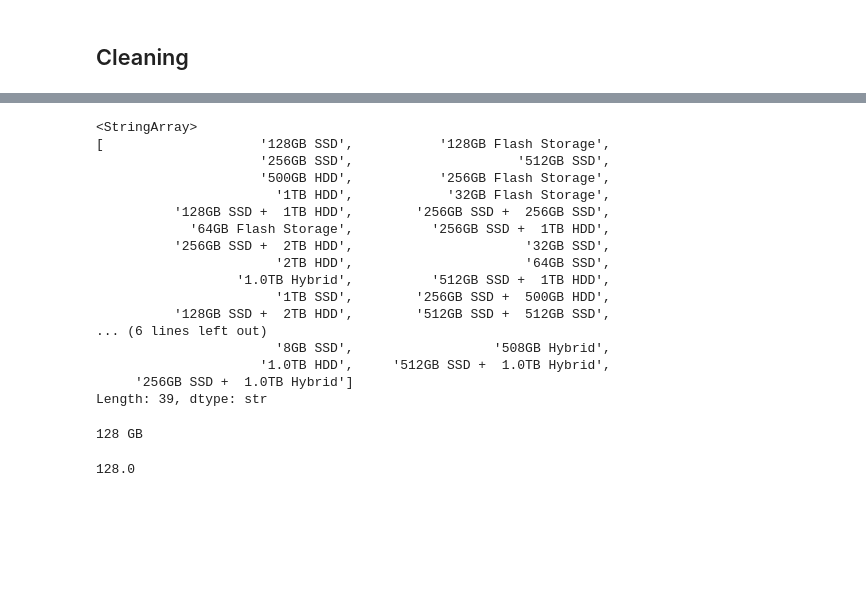
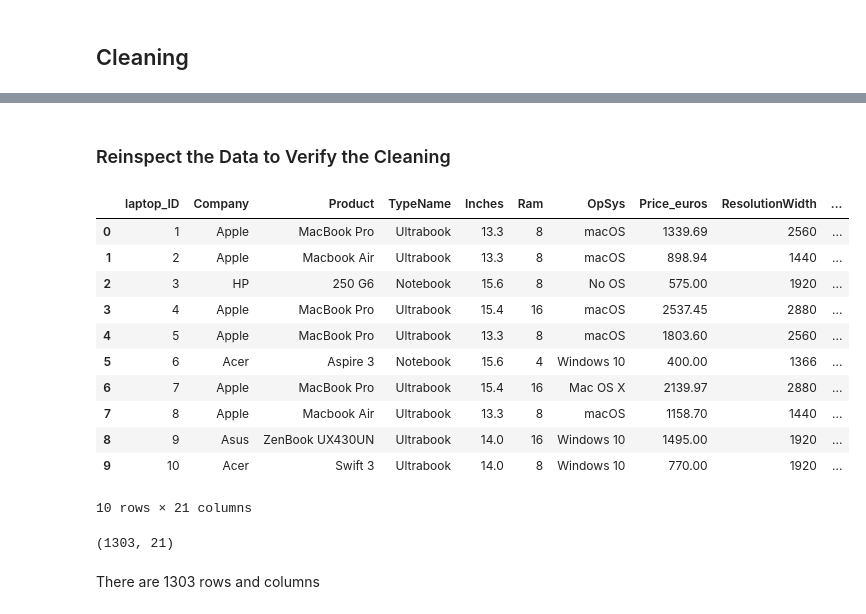
Before and after one commit to G-Gakii/laptop_price_predictor, a Jupyter notebook: notebook/01_data_cleaning.ipynb, the cells around one changed output, grey strips where cells are left out. Saved outputs shown, nothing was run; the diff lists cells and outputs as text; code cells hidden in the pictures; blank space fills up the shorter version.

Commit message:
Clean laptop dataset
Convert weight to a numeric value. Extract CPU and GPU features.

```diff
--- a/notebook/01_data_cleaning.ipynb
+++ b/notebook/01_data_cleaning.ipynb
@@ -148,23 +155,27 @@ def get_storage_capacity(memory,storage_type):
 
     return total
 # %%
-(
+cleaned_df=(
  laptop_df.assign(
      Product=lambda x:x["Product"].str.replace(r"\(.*","",regex=True).str.strip(),
      ResolutionWidth=lambda x: x["ScreenResolution"].str.extract(r"(\d+)(?=[*x])").astype("int64"),
      ResolutionHeight=lambda x:x["ScreenResolution"].str.extract(r"(?<=[*x])(\d+)").astype("int64"),
      DisplayFeatures=lambda x:x["ScreenResolution"].str.extract(r"^(.*?)\s*\d+[*x]\d+"),
      CpuBrand=lambda x:x["Cpu"].str.extract(r"^(\w+)"),
+     CpuModel=lambda x:x["Cpu"].str.extract(r"^\w+\s*(.+?)\s*\d+(?:\.\d+)?\s*GHz"),
      ClockSpeed=lambda x:x["Cpu"].str.extract(r"(\d+(?:\.\d+)?)GHz").astype(float),
      Ram=lambda x:x["Ram"].str.replace("GB","").astype(int),
      SSDCapacityGB=lambda x: x["Memory"].apply(lambda x:get_storage_capacity(x,"SSD")),
      HDDCapacityGB=lambda x: x["Memory"].apply(lambda x:get_storage_capacity(x,"HDD")),
      FlashStorageGB=lambda x:x["Memory"].apply(lambda x:get_storage_capacity(x,"Flash Storage")),
-     HybridStorageGB=lambda x: x["Memory"].apply(lambda x:get_storage_capacity(x,"Hybrid"))
+     HybridStorageGB=lambda x: x["Memory"].apply(lambda x:get_storage_capacity(x,"Hybrid")),
+     WeightKg=lambda x:x["Weight"].str.replace("kg","").astype(float),
+     GpuBrand=lambda x: x["Gpu"].str.split(" ",expand=True)[0],
+     GpuModel=lambda x: x["Gpu"].str.split(" ",expand=True)[[1,2,3,4]].fillna("").astype(str).agg(" ".join,axis=1).str.strip(),
 
 
 
 
- ).drop(columns=["ScreenResolution"])
+ ).drop(columns=["ScreenResolution","Memory","Weight","Cpu","Gpu"])
 
 )
@@ -185,25 +182,25 @@ def get_storage_capacity(memory,storage_type):
-# %%
-laptop_df["Memory"].unique()
-# %% [output]
-<StringArray>
-[                    '128GB SSD',           '128GB Flash Storage',
-                     '256GB SSD',                     '512GB SSD',
-                     '500GB HDD',           '256GB Flash Storage',
-                       '1TB HDD',            '32GB Flash Storage',
-          '128GB SSD +  1TB HDD',        '256GB SSD +  256GB SSD',
-            '64GB Flash Storage',          '256GB SSD +  1TB HDD',
-          '256GB SSD +  2TB HDD',                      '32GB SSD',
-                       '2TB HDD',                      '64GB SSD',
-                  '1.0TB Hybrid',          '512GB SSD +  1TB HDD',
-                       '1TB SSD',        '256GB SSD +  500GB HDD',
-          '128GB SSD +  2TB HDD',        '512GB SSD +  512GB SSD',
-... (6 lines left out)
-                       '8GB SSD',                  '508GB Hybrid',
-                     '1.0TB HDD',     '512GB SSD +  1.0TB Hybrid',
-     '256GB SSD +  1.0TB Hybrid']
-Length: 39, dtype: str
-# %%
-get_storage_capacity("128GB SSD" ,"SSD")
-# %% [output]
-128 GB
-128.0
+# %% [markdown]
+### Reinspect the Data to Verify the Cleaning
+# %%
+#display first 10 rows
+cleaned_df.head(10)
+# %% [output]
+|  | laptop_ID | Company | Product | TypeName | Inches | Ram | OpSys | Price_euros | ResolutionWidth | ... |
+| 0 | 1 | Apple | MacBook Pro | Ultrabook | 13.3 | 8 | macOS | 1339.69 | 2560 | ... |
+| 1 | 2 | Apple | Macbook Air | Ultrabook | 13.3 | 8 | macOS | 898.94 | 1440 | ... |
+| 2 | 3 | HP | 250 G6 | Notebook | 15.6 | 8 | No OS | 575.00 | 1920 | ... |
+| 3 | 4 | Apple | MacBook Pro | Ultrabook | 15.4 | 16 | macOS | 2537.45 | 2880 | ... |
+| 4 | 5 | Apple | MacBook Pro | Ultrabook | 13.3 | 8 | macOS | 1803.60 | 2560 | ... |
+| 5 | 6 | Acer | Aspire 3 | Notebook | 15.6 | 4 | Windows 10 | 400.00 | 1366 | ... |
+| 6 | 7 | Apple | MacBook Pro | Ultrabook | 15.4 | 16 | Mac OS X | 2139.97 | 2880 | ... |
+| 7 | 8 | Apple | Macbook Air | Ultrabook | 13.3 | 8 | macOS | 1158.70 | 1440 | ... |
+| 8 | 9 | Asus | ZenBook UX430UN | Ultrabook | 14.0 | 16 | Windows 10 | 1495.00 | 1920 | ... |
+| 9 | 10 | Acer | Swift 3 | Ultrabook | 14.0 | 8 | Windows 10 | 770.00 | 1920 | ... |
+10 rows × 21 columns
+# %%
+# display number of rows and columns
+cleaned_df.shape
+# %% [output]
+(1303, 21)
+# %% [markdown]
+There are 1303 rows and columns
```
Also changed, not shown: parts of 6 cells of this notebook.
